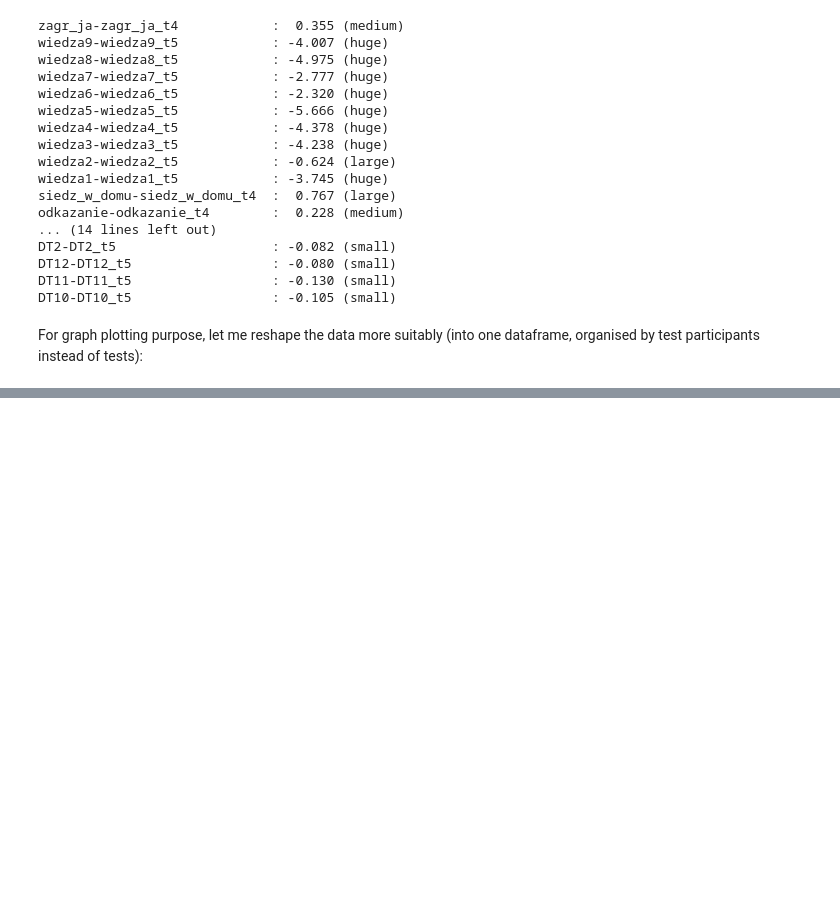
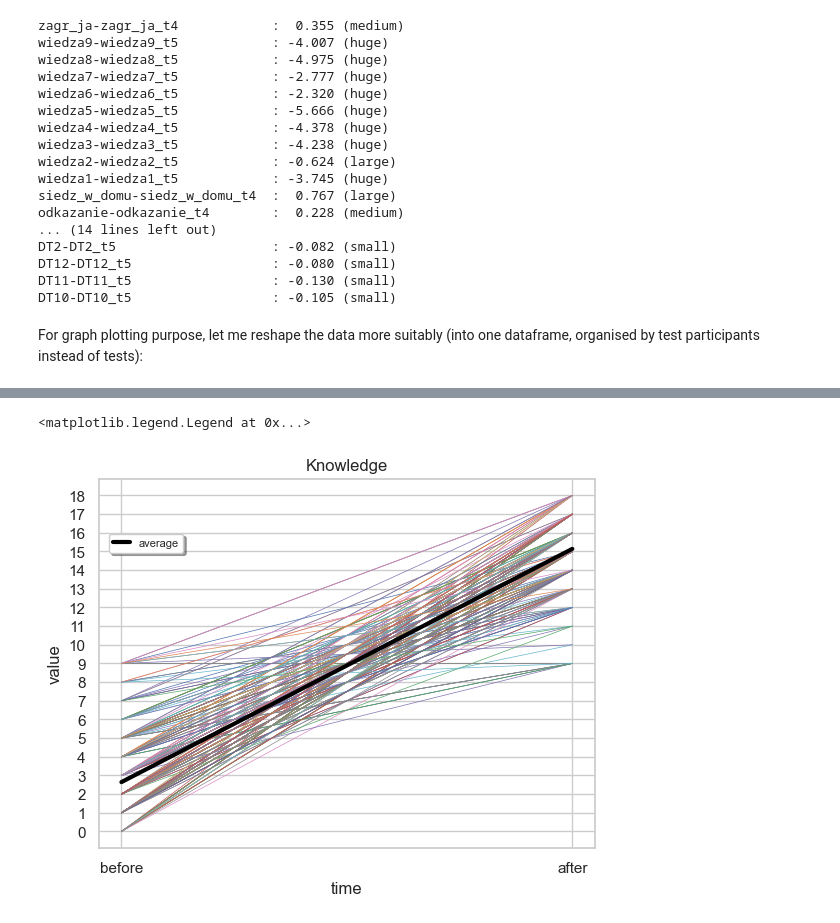
Before and after one commit to marcindahlen/covid-and-narcissism-network-analysis, a Jupyter notebook: notebook.ipynb, the cells around one changed output, grey strips where cells are left out. Drawn from its saved outputs; the diff is of its cells as text; code cells hidden in the pictures; blank space fills up the shorter version.

```diff
--- a/notebook.ipynb
+++ b/notebook.ipynb
@@ -262,0 +275,24 @@ seaborn.lineplot(ax=axes[2], data=aggregated_darktriad_df, x="variable", y="valu
+# %%
+individuals_knowledge_data = {'time': ['before', 'after']}
+individuals_cni_data = {'time': ['before', 'after']} # no chain assigment since dict is mutable
+individuals_dt_data = {'time': ['before', 'after']}
+individuals_health_data = {'time': ['before', 'after']}
+
+health_rel = ["siedz_w_domu", "odkazanie", "mycie_rak", "maseczki", "WHO_zwiazki", "WHO_zdr", "WHO_wsparcie", "WHO_sen", "WHO_samooc_kol", "WHO_samooc_ind", "WHO_SPOL", "WHO_FIZ"]
+
+ids = df_original['Id'].tolist()
+for person_no in ids:
+    individuals_knowledge_data[person_no] = [sum(paired_plot_data_df[(paired_plot_data_df["Id"] == person_no) & paired_plot_data_df["test"].str.contains('wiedza')]["before"].tolist()), sum(paired_plot_data_df[(paired_plot_data_df["Id"] == person_no) & paired_plot_data_df["test"].str.contains('wiedza')]["after"].tolist())]
+    individuals_cni_data[person_no] = [sum(paired_plot_data_df[(paired_plot_data_df["Id"] == person_no) & paired_plot_data_df["test"].str.contains('wiedza')]["before"].tolist()), sum(paired_plot_data_df[(paired_plot_data_df["Id"] == person_no) & paired_plot_data_df["test"].str.contains('cni')]["after"].tolist())]
+    individuals_dt_data[person_no] = [sum(paired_plot_data_df[(paired_plot_data_df["Id"] == person_no) & paired_plot_data_df["test"].str.contains('DT')]["before"].tolist()), sum(paired_plot_data_df[(paired_plot_data_df["Id"] == person_no) & paired_plot_data_df["test"].str.contains('DT')]["after"].tolist())]
+    individuals_health_data[person_no] = [sum(paired_plot_data_df[(paired_plot_data_df["Id"] == person_no) & paired_plot_data_df["test"].isin(health_rel)]["before"].tolist()), sum(paired_plot_data_df[(paired_plot_data_df["Id"] == person_no) & paired_plot_data_df["test"].isin(health_rel)]["after"].tolist())]
+# %%
+seaborn.set_style("whitegrid")
+knowledge_axes = seaborn.lineplot(x='time', y='value', hue='variable', legend=False, linewidth=0.5, data=pandas.melt(pandas.DataFrame(individuals_knowledge_data), ['time']), palette="deep")
+knowledge_axes.set_title("Knowledge")
+knowledge_axes.set_yticks([n for n in range(0, 9*2+1)])
+plt.plot([0, 1], [sum(paired_plot_data_df[paired_plot_data_df["test"].str.contains('wiedza')]["before"].tolist())/len(ids), sum(paired_plot_data_df[paired_plot_data_df["test"].str.contains('wiedza')]["after"].tolist())/len(ids)], color="black", linewidth=3, label="average")
+knowledge_axes.legend(shadow=True, loc=(0.02, 0.8), handlelength=1.5, fontsize=8)
+# %% [output]
+<matplotlib.legend.Legend at 0x...>
+[figure, added]
```
Also changed, not shown: parts of 5 cells of this notebook.
